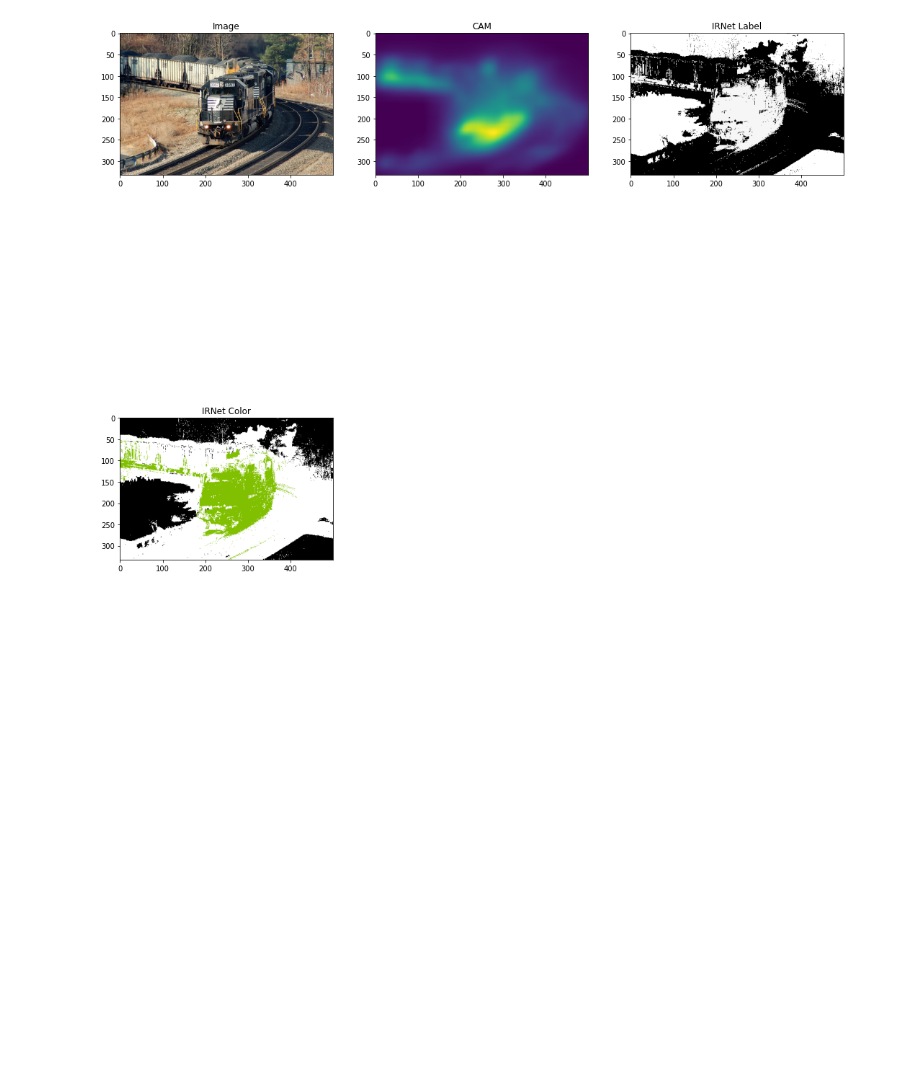
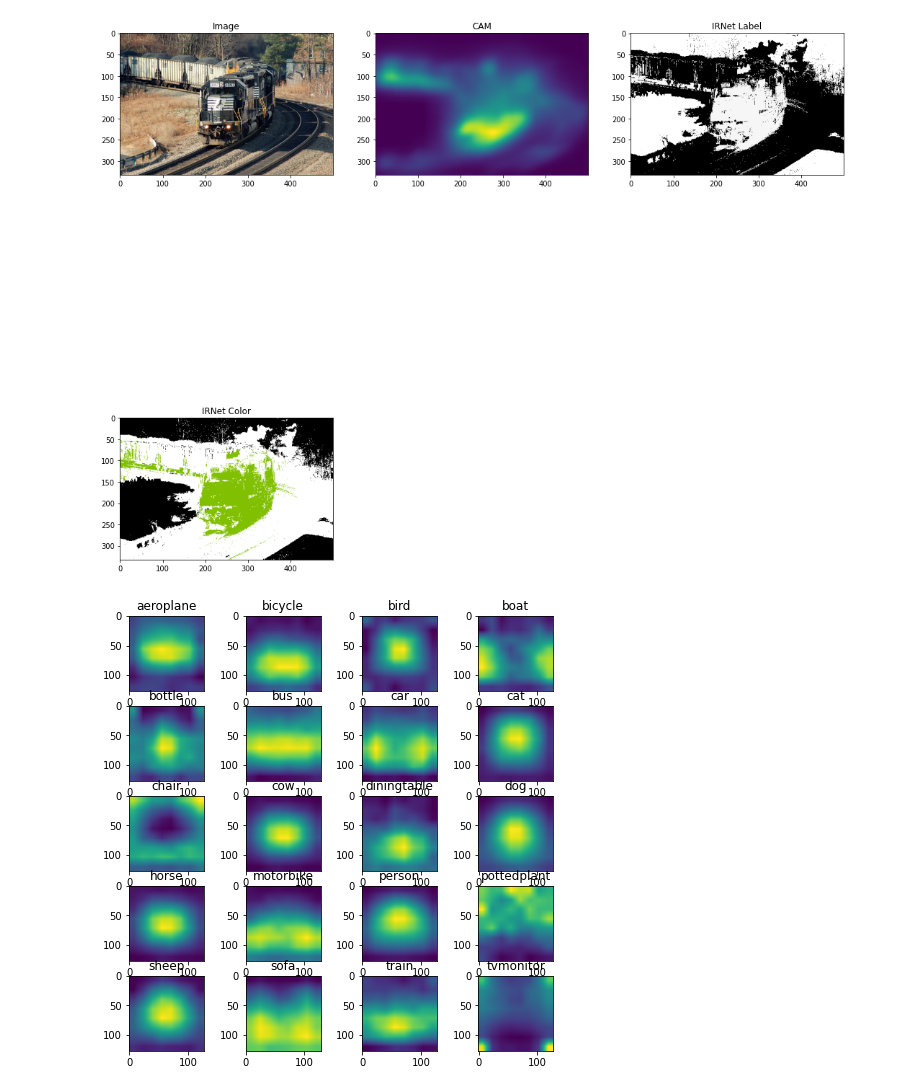
Before and after one commit to yiping-wang/c2am, a Jupyter notebook: IRNetDebug.ipynb, the cells around one changed output. Cells and saved outputs as stored; diff of their text form; code cells hidden in the pictures; blank space fills up the shorter version.

```diff
--- a/IRNetDebug.ipynb
+++ b/IRNetDebug.ipynb
@@ -97,3 +102,26 @@ ax4.imshow(colorize_mask(conf))
 # %% [output]
 <matplotlib.image.AxesImage at 0x...>
 [figure]
+# %%
+scams = np.load('/Users/Andy/Projects/scam.npy', allow_pickle=True)
+object_categories = ['aeroplane', 'bicycle', 'bird', 'boat',
+                     'bottle', 'bus', 'car', 'cat', 'chair',
+                     'cow', 'diningtable', 'dog', 'horse',
+                     'motorbike', 'person', 'pottedplant',
+                     'sheep', 'sofa', 'train', 'tvmonitor']
+
+w = 128
+h = 128
+fig = plt.figure(figsize=(8, 8))
+columns = 4
+rows = 5
+for i in range(1, columns*rows +1):
+    img = torch.from_numpy(scams[i-1])
+    img = img.unsqueeze(0).unsqueeze(0)
+    img = F.interpolate(img, (128, 128), mode='bilinear', align_corners=False)
+    fig.add_subplot(rows, columns, i)
+    plt.imshow(img.numpy().squeeze())
+    plt.title(object_categories[i-1])
+plt.show()
+# %% [output]
+[figure, added]
```
Also changed, not shown: parts of 9 cells of this notebook, 2 other files.
